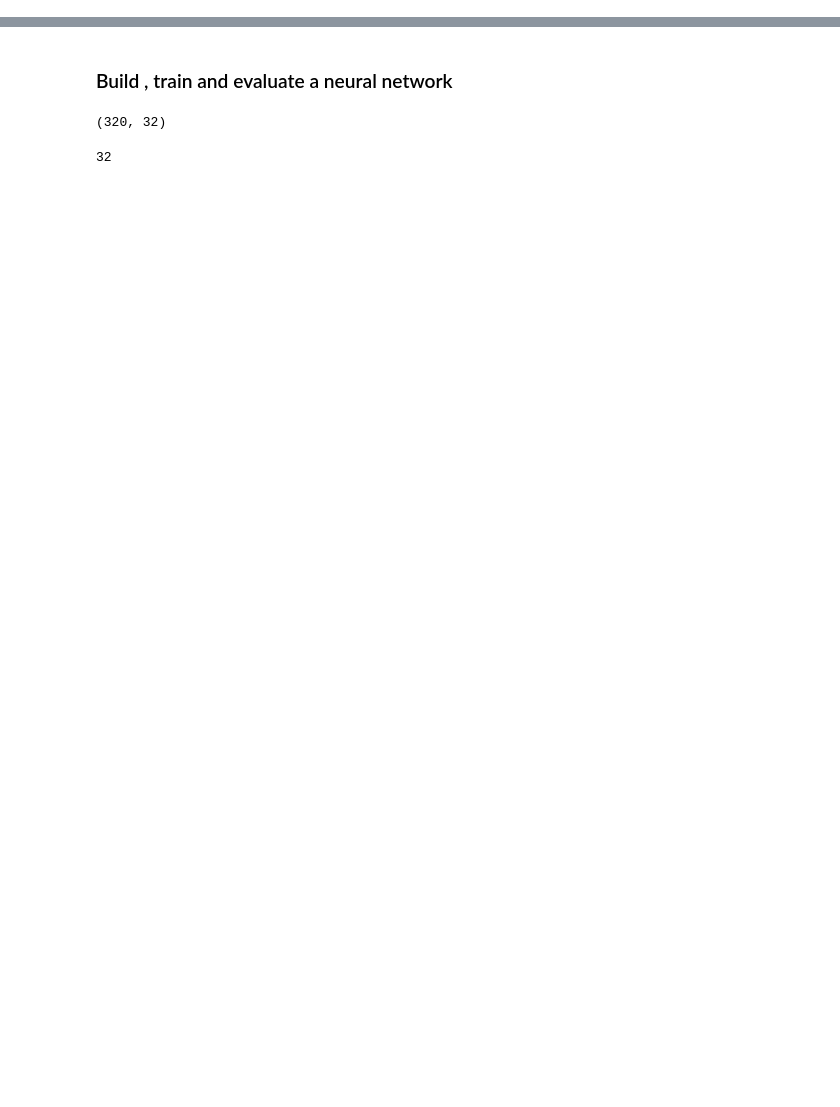
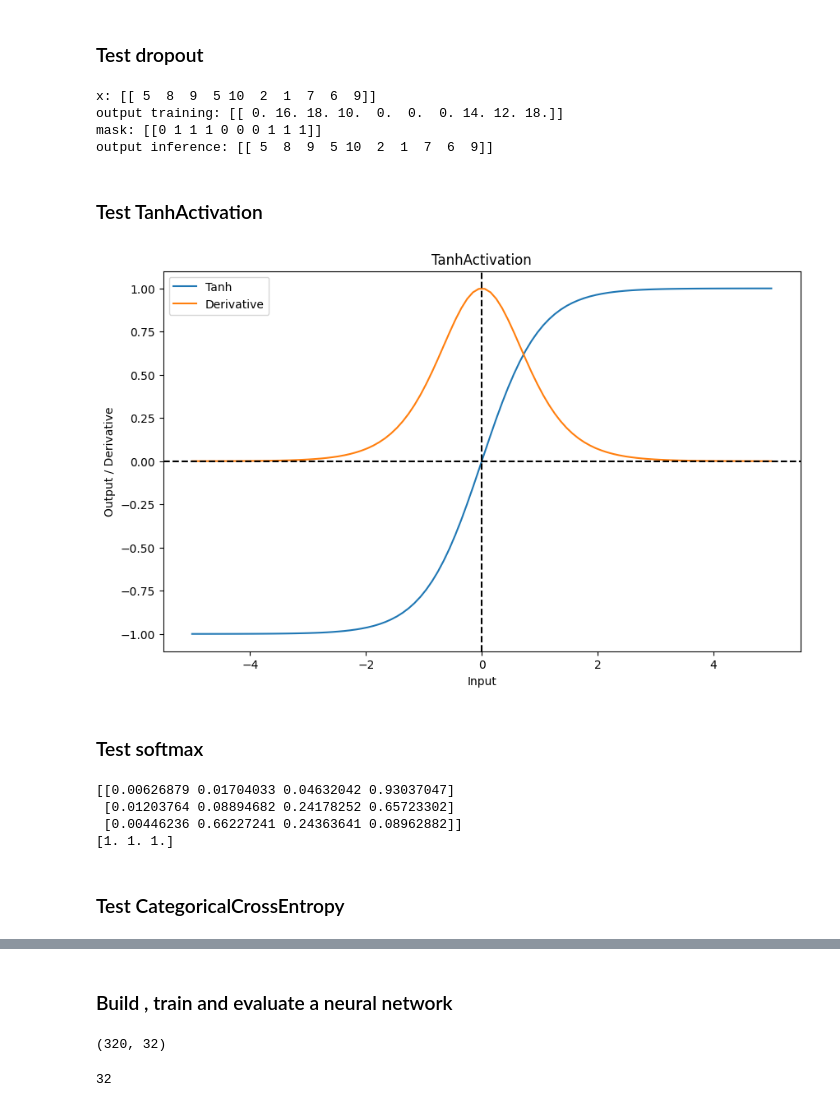
Before and after one commit to Seixal97/si, a Jupyter notebook: scripts/ex12-16_nn.ipynb, the cells around one changed output, grey strips where cells are left out. Drawn from its saved outputs; the diff is of its cells as text; code cells hidden in the pictures; blank space fills up the shorter version.

```diff
--- a/scripts/ex12-16_nn.ipynb
+++ b/scripts/ex12-16_nn.ipynb
@@ -0,0 +12,64 @@
+# %% [markdown]
+### Test dropout
+# %%
+np.random.seed(42)
+x = np.array([[5, 8, 9, 5, 10, 2, 1, 7, 6, 9]])
+print("x:", x)
+dropout = Dropout(0.5)
+print("output training:", dropout.forward_propagation(x, training=True))
+print("mask:", dropout.mask)
+
+print("output inference:", dropout.forward_propagation(x, training=False))
+# %% [output]
+x: [[ 5  8  9  5 10  2  1  7  6  9]]
+output training: [[ 0. 16. 18. 10.  0.  0.  0. 14. 12. 18.]]
+mask: [[0 1 1 1 0 0 0 1 1 1]]
+output inference: [[ 5  8  9  5 10  2  1  7  6  9]]
+# %% [markdown]
+### Test TanhActivation
+# %%
+tanh_activation = TanhActivation()
+
+# Generate input values
+x_values = np.linspace(-5, 5, 100)
+
+# Calculate Tanh activation and its derivative for each input value
+tanh_y_activation = tanh_activation.activation_function(x_values)
+tanh_y_derivative = tanh_activation.derivative(x_values)
+
+
+# Plot Tanh activation function and its derivative on the same plot
+plt.figure(figsize=(10, 6))
+plt.plot(x_values, tanh_y_activation, label='Tanh')
+plt.plot(x_values, tanh_y_derivative, label='Derivative')
+plt.title('TanhActivation')
+plt.xlabel('Input')
+plt.ylabel('Output / Derivative')
+plt.legend()
+
+# Add grid lines at x=0 and y=0
+plt.axhline(0, color='black',linestyle = '--')
+plt.axvline(0, color='black',linestyle = '--')
+
+# Display the plot
+plt.show()
+# %% [output]
+[figure, added]
+# %% [markdown]
+### Test softmax
+# %%
+softmax_activation = SoftmaxActivation()
+
+scores2D = np.array([[1, 2, 3, 6],
+                     [2, 4, 5, 6],
+                     [3, 8, 7, 6]])
+
+print(softmax_activation.activation_function(scores2D))
+print(np.sum(softmax_activation.activation_function(scores2D), axis=1))
+# %% [output]
+[[0.00626879 0.01704033 0.04632042 0.93037047]
+ [0.01203764 0.08894682 0.24178252 0.65723302]
+ [0.00446236 0.66227241 0.24363641 0.08962882]]
+[1. 1. 1.]
+# %% [markdown]
+### Test CategoricalCrossEntropy
```
Also changed, not shown: parts of 10 cells of this notebook, 2 other files.
